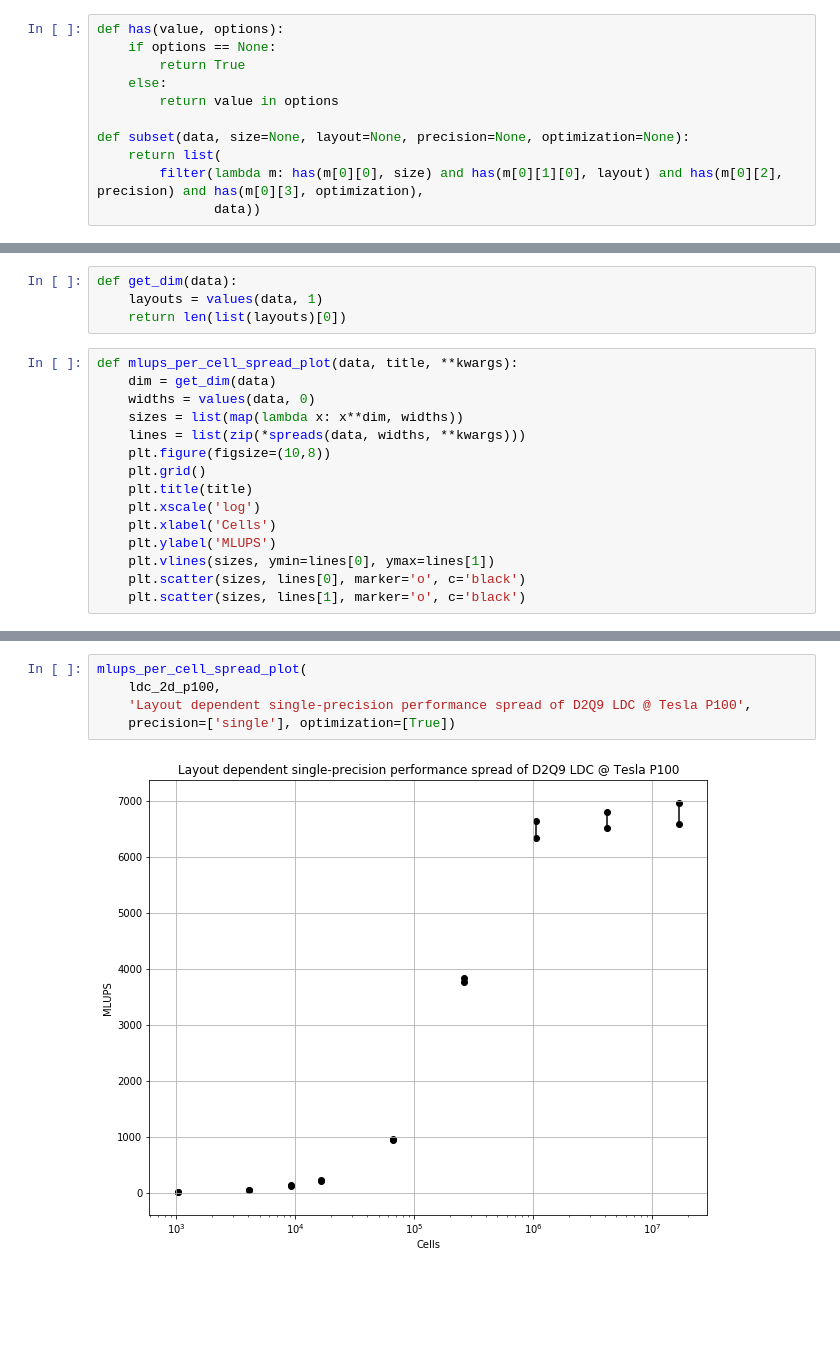
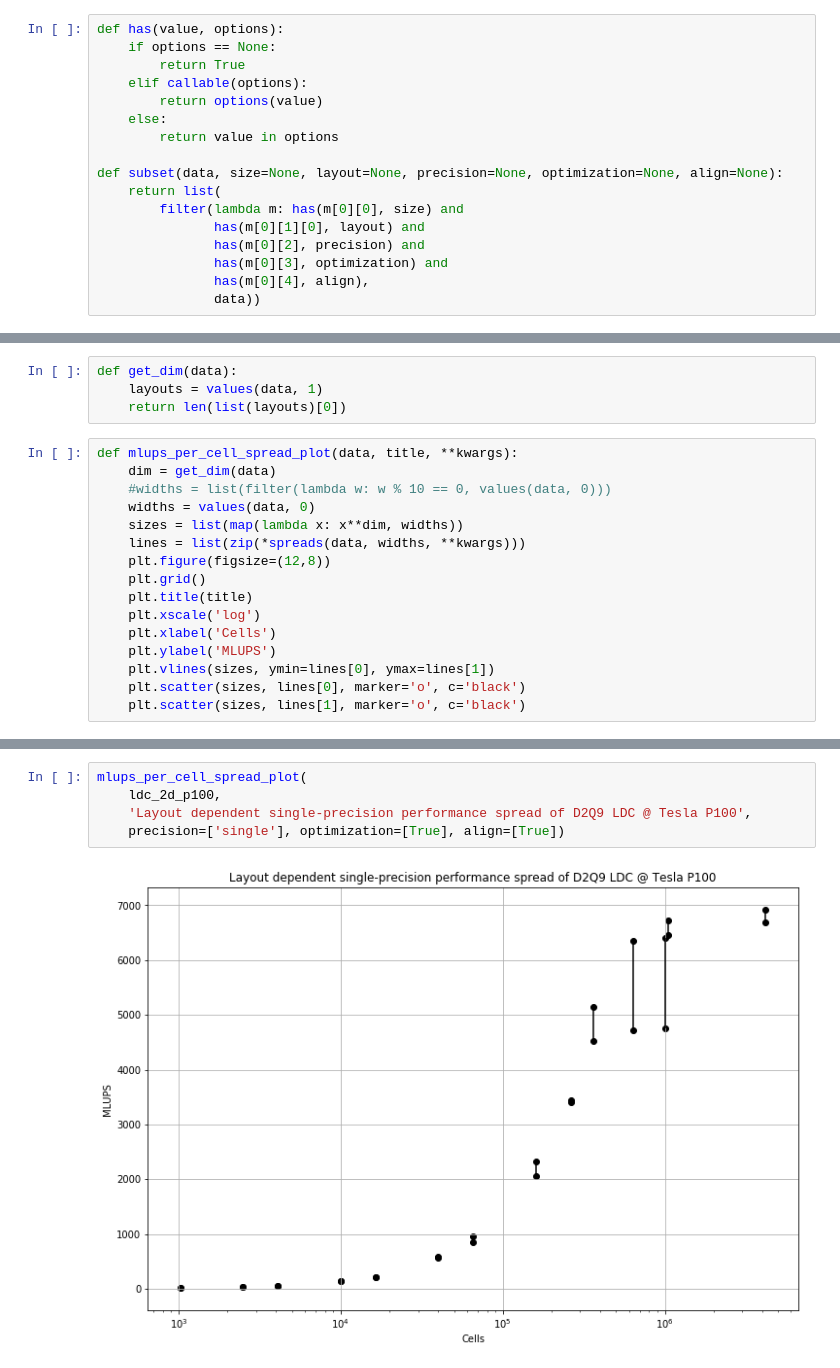
Before and after one commit to KnairdA/symlbm_playground, a Jupyter notebook: notebook/ldc_benchmark.ipynb, the cells around one changed output, grey strips where cells are left out. Saved outputs shown, nothing was run; the diff lists cells and outputs as text; blank space fills up the shorter version.

Commit message:
Update benchmark plots

```diff
--- a/notebook/ldc_benchmark.ipynb
+++ b/notebook/ldc_benchmark.ipynb
@@ -38,12 +38,18 @@ values(ldc_3d_D3Q19_k2200, 0)
 def has(value, options):
     if options == None:
         return True
+    elif callable(options):
+        return options(value)
     else:
         return value in options
 
-def subset(data, size=None, layout=None, precision=None, optimization=None):
+def subset(data, size=None, layout=None, precision=None, optimization=None, align=None):
     return list(
-        filter(lambda m: has(m[0][0], size) and has(m[0][1][0], layout) and has(m[0][2], precision) and has(m[0][3], optimization),
+        filter(lambda m: has(m[0][0], size) and
+               has(m[0][1][0], layout) and
+               has(m[0][2], precision) and
+               has(m[0][3], optimization) and
+               has(m[0][4], align),
                data))
 # %%
 def mlups_for_size(measurement):
@@ -137,10 +178,11 @@ def get_dim(data):
 # %%
 def mlups_per_cell_spread_plot(data, title, **kwargs):
     dim = get_dim(data)
+    #widths = list(filter(lambda w: w % 10 == 0, values(data, 0)))
     widths = values(data, 0)
     sizes = list(map(lambda x: x**dim, widths))
     lines = list(zip(*spreads(data, widths, **kwargs)))
-    plt.figure(figsize=(10,8))
+    plt.figure(figsize=(12,8))
     plt.grid()
     plt.title(title)
     plt.xscale('log')
@@ -170,10 +212,10 @@ mlups_per_cell_spread_plot(
 # %%
 mlups_per_cell_spread_plot(
     ldc_2d_p100,
     'Layout dependent single-precision performance spread of D2Q9 LDC @ Tesla P100',
-    precision=['single'], optimization=[True])
+    precision=['single'], optimization=[True], align=[True])
 # %% [output]
-[figure, old version]
+[figure, new version]
 # %%
 mlups_per_cell_spread_plot(
     ldc_2d_k2200,
```
Also changed, not shown: parts of 25 cells of this notebook.
